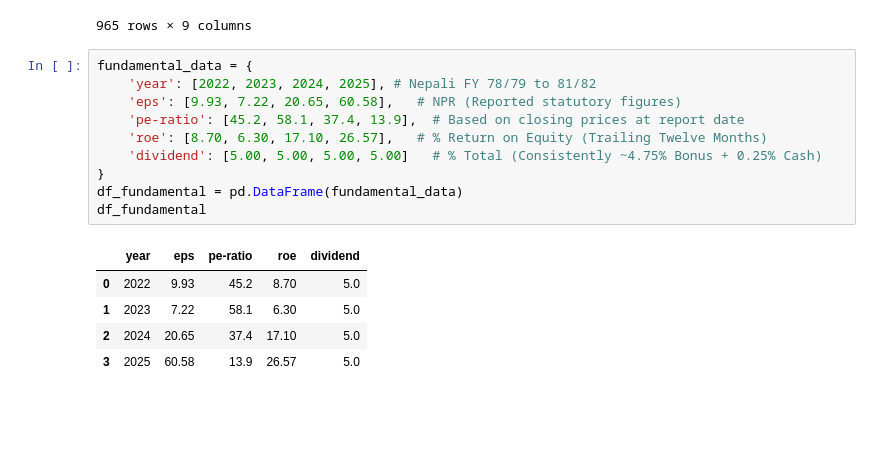
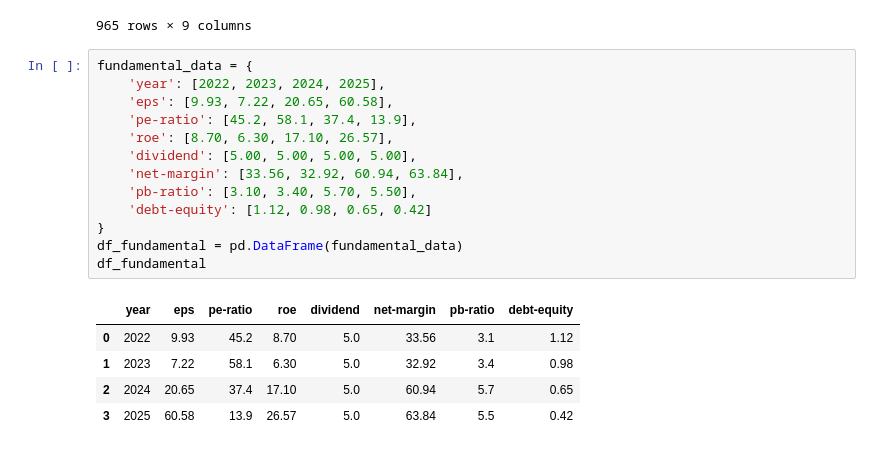
Before and after one commit to sunil0x/nepse_dataanalysis, a Jupyter notebook: notebooks/Data Preprocessing and Feature engineering/radhi.ipynb, the cells around one changed output. Cells and saved outputs as stored; diff of their text form; blank space fills up the shorter version.

Commit message:
Added fundamental data like debt-equity ratio, pbv ratio and net margin
for the company gbime, mnbbl, nabil, radhi, sahas, scb, shl, trh

```diff
--- a/notebooks/Data Preprocessing and Feature engineering/radhi.ipynb
+++ b/notebooks/Data Preprocessing and Feature engineering/radhi.ipynb
@@ -105,20 +105,23 @@ df
 965 rows × 9 columns
 # %%
 fundamental_data = {
-    'year': [2022, 2023, 2024, 2025], # Nepali FY 78/79 to 81/82
-    'eps': [9.93, 7.22, 20.65, 60.58],   # NPR (Reported statutory figures)
-    'pe-ratio': [45.2, 58.1, 37.4, 13.9],  # Based on closing prices at report date
-    'roe': [8.70, 6.30, 17.10, 26.57],   # % Return on Equity (Trailing Twelve Months)
-    'dividend': [5.00, 5.00, 5.00, 5.00]   # % Total (Consistently ~4.75% Bonus + 0.25% Cash)
+    'year': [2022, 2023, 2024, 2025],
+    'eps': [9.93, 7.22, 20.65, 60.58],
+    'pe-ratio': [45.2, 58.1, 37.4, 13.9],
+    'roe': [8.70, 6.30, 17.10, 26.57],
+    'dividend': [5.00, 5.00, 5.00, 5.00],
+    'net-margin': [33.56, 32.92, 60.94, 63.84],
+    'pb-ratio': [3.10, 3.40, 5.70, 5.50],
+    'debt-equity': [1.12, 0.98, 0.65, 0.42]
 }
 df_fundamental = pd.DataFrame(fundamental_data)
 df_fundamental
 # %% [output]
-|  | year | eps | pe-ratio | roe | dividend |
-| 0 | 2022 | 9.93 | 45.2 | 8.70 | 5.0 |
-| 1 | 2023 | 7.22 | 58.1 | 6.30 | 5.0 |
-| 2 | 2024 | 20.65 | 37.4 | 17.10 | 5.0 |
-| 3 | 2025 | 60.58 | 13.9 | 26.57 | 5.0 |
+|  | year | eps | pe-ratio | roe | dividend | net-margin | pb-ratio | debt-equity |
+| 0 | 2022 | 9.93 | 45.2 | 8.70 | 5.0 | 33.56 | 3.1 | 1.12 |
+| 1 | 2023 | 7.22 | 58.1 | 6.30 | 5.0 | 32.92 | 3.4 | 0.98 |
+| 2 | 2024 | 20.65 | 37.4 | 17.10 | 5.0 | 60.94 | 5.7 | 0.65 |
+| 3 | 2025 | 60.58 | 13.9 | 26.57 | 5.0 | 63.84 | 5.5 | 0.42 |
 # %%
 # #merging
 df = pd.merge(df, df_fundamental, on='year',how= 'left')
```
Also changed, not shown: parts of 3 cells of this notebook, 9 other files.
